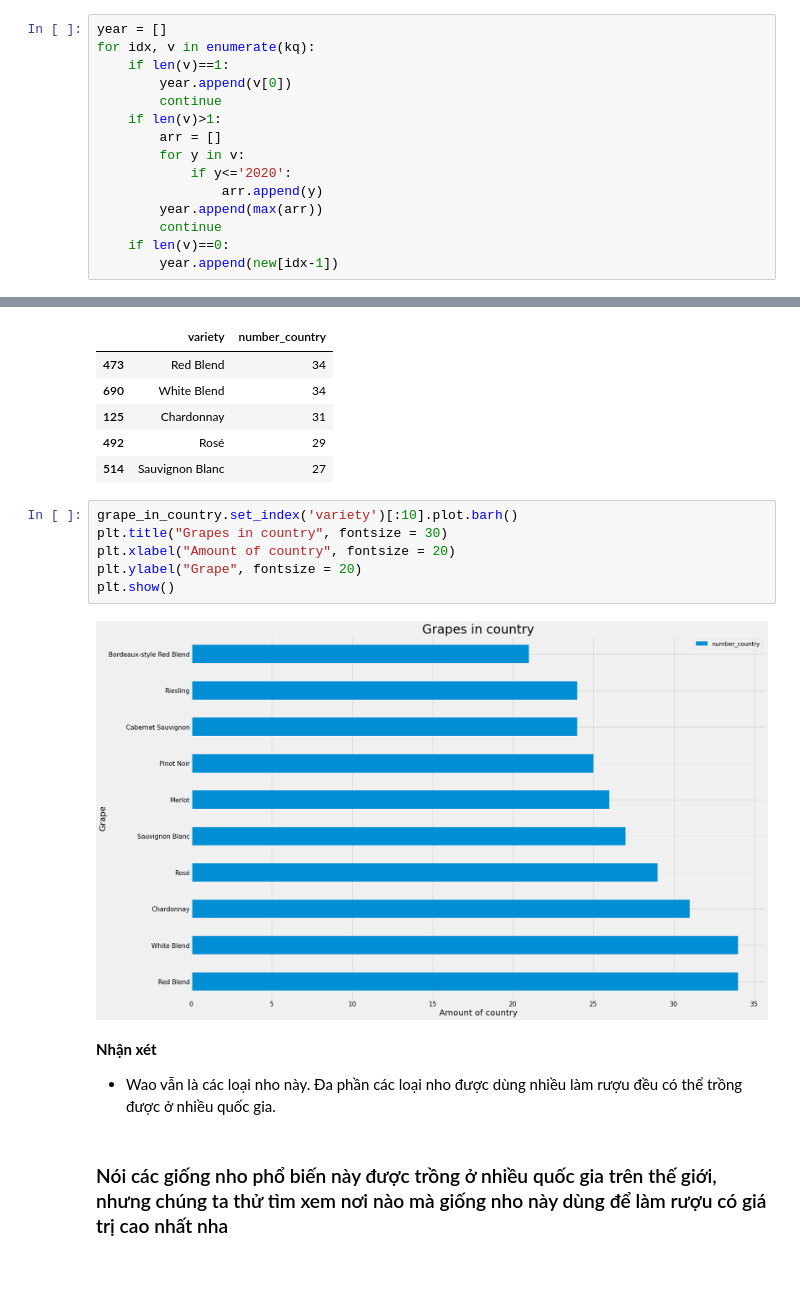
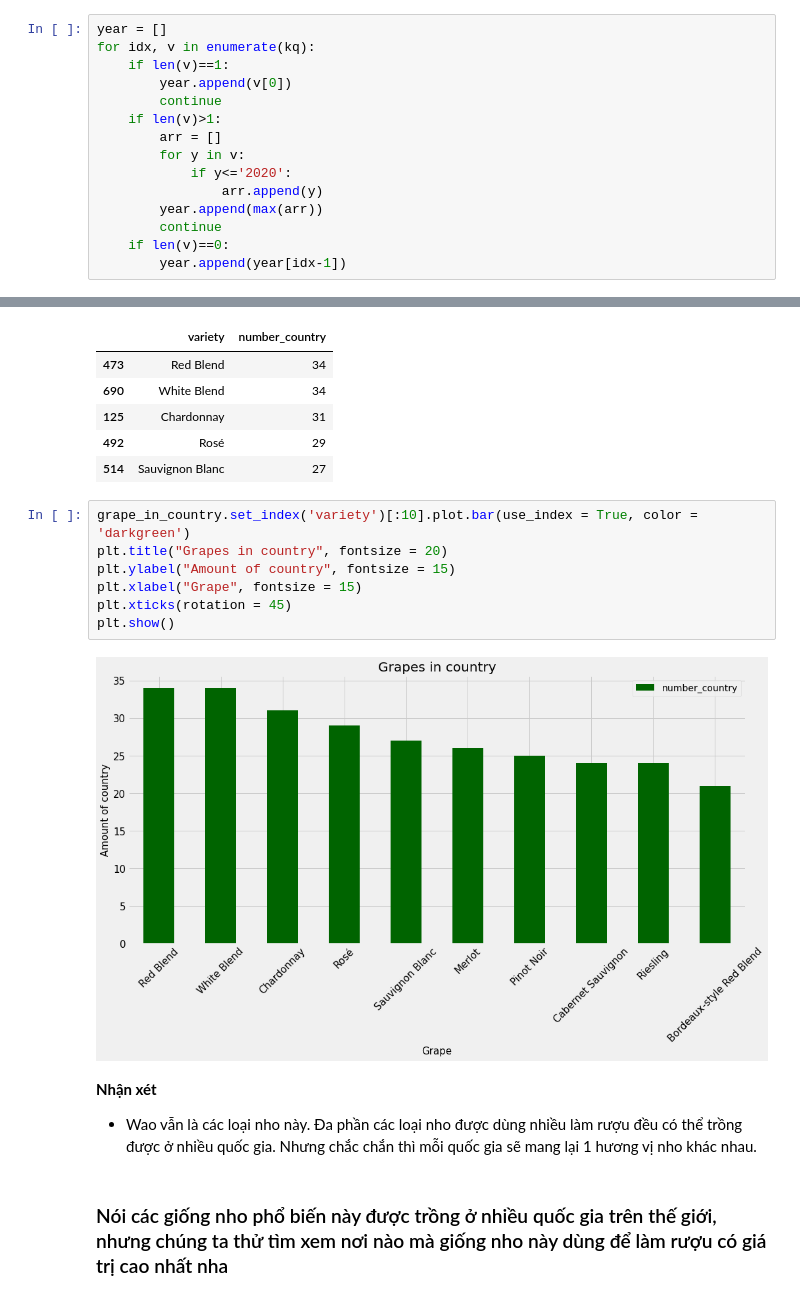
Before and after one commit to KhanhNguyen4999/LTKHDL_FinalProject, a Jupyter notebook: 1712525-NguyenNgocMinhKhanh.ipynb, the cells around one changed output, grey strips where cells are left out. Drawn from its saved outputs; the diff is of its cells as text; blank space fills up the shorter version.

```diff
--- a/1712525-NguyenNgocMinhKhanh.ipynb
+++ b/1712525-NguyenNgocMinhKhanh.ipynb
@@ -369,7 +372,7 @@ for idx, v in enumerate(kq):
         year.append(max(arr))
         continue
     if len(v)==0:
-        year.append(new[idx-1])
+        year.append(year[idx-1])
 # %%
 wine_df['year'] = year
 # %% [markdown]
@@ -840,17 +755,18 @@ grape_in_country.head()
 | 492 | Rosé | 29 |
 | 514 | Sauvignon Blanc | 27 |
 # %%
-grape_in_country.set_index('variety')[:10].plot.barh()
-plt.title("Grapes in country", fontsize = 30)
-plt.xlabel("Amount of country", fontsize = 20)
-plt.ylabel("Grape", fontsize = 20)
+grape_in_country.set_index('variety')[:10].plot.bar(use_index = True, color = 'darkgreen')
+plt.title("Grapes in country", fontsize = 20)
+plt.ylabel("Amount of country", fontsize = 15)
+plt.xlabel("Grape", fontsize = 15)
+plt.xticks(rotation = 45)
 plt.show()
 # %% [output]
-[figure, old version]
+[figure, new version]
 # %% [markdown]
 **Nhận xét**
 
-- Wao vẫn là các loại nho này. Đa phần các loại nho được dùng nhiều làm rượu đều có thể trồng được ở nhiều quốc gia.
+- Wao vẫn là các loại nho này. Đa phần các loại nho được dùng nhiều làm rượu đều có thể trồng được ở nhiều quốc gia. Nhưng chắc chắn thì mỗi quốc gia sẽ mang lại 1 hương vị nho khác nhau.
 # %% [markdown]
 ### Nói các giống nho phổ biến này được trồng ở nhiều quốc gia trên thế giới, nhưng chúng ta thử tìm xem nơi nào mà giống nho này dùng để làm rượu có giá trị cao nhất nha
 # %% [markdown]
```
Also changed, not shown: parts of 53 cells of this notebook.
